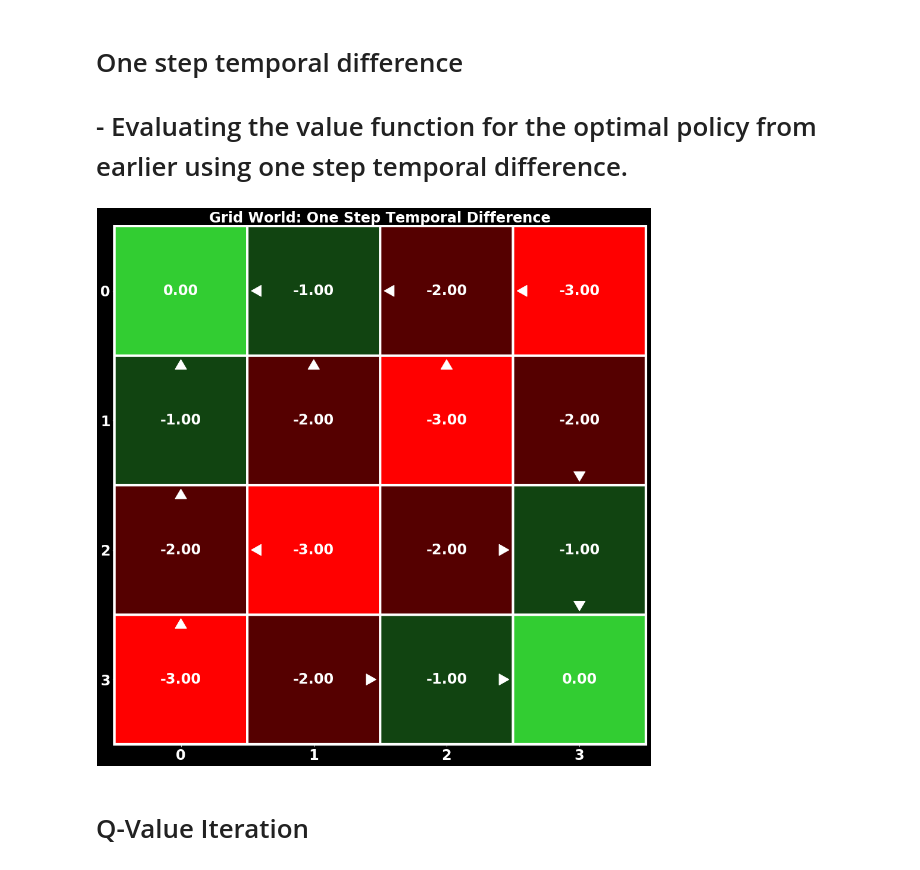
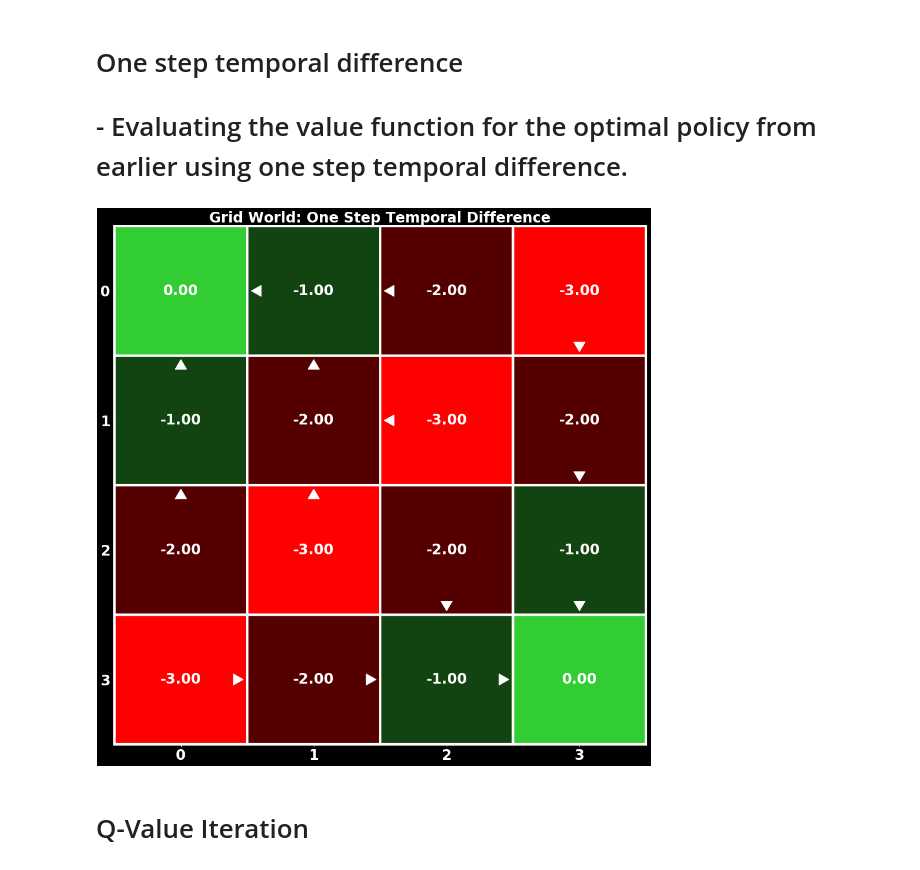
Before and after one commit to fiezt/Reinforcement-Learning, a Jupyter notebook: code/RL.ipynb, the cells around one changed output. Drawn from its saved outputs; the diff is of its cells as text; code cells hidden in the pictures.

```diff
--- a/code/RL.ipynb
+++ b/code/RL.ipynb
@@ -58,12 +47,12 @@ display.show_values()
 
 # - Evaluating the value function for the optimal policy from earlier using one step temporal difference.
 # %%
-rl.one_step_temporal_difference()
+rl.one_step_temporal_difference(alpha=.15)
 
 display = grid_display(rl, title='Grid World: One Step Temporal Difference', savefig=True)
 display.show_values()
 # %% [output]
-[figure, old version]
+[figure, new version]
 # %% [markdown]
 # Q-Value Iteration
 # %%
```
Also changed, not shown: parts of 8 cells of this notebook, 6 other files.
